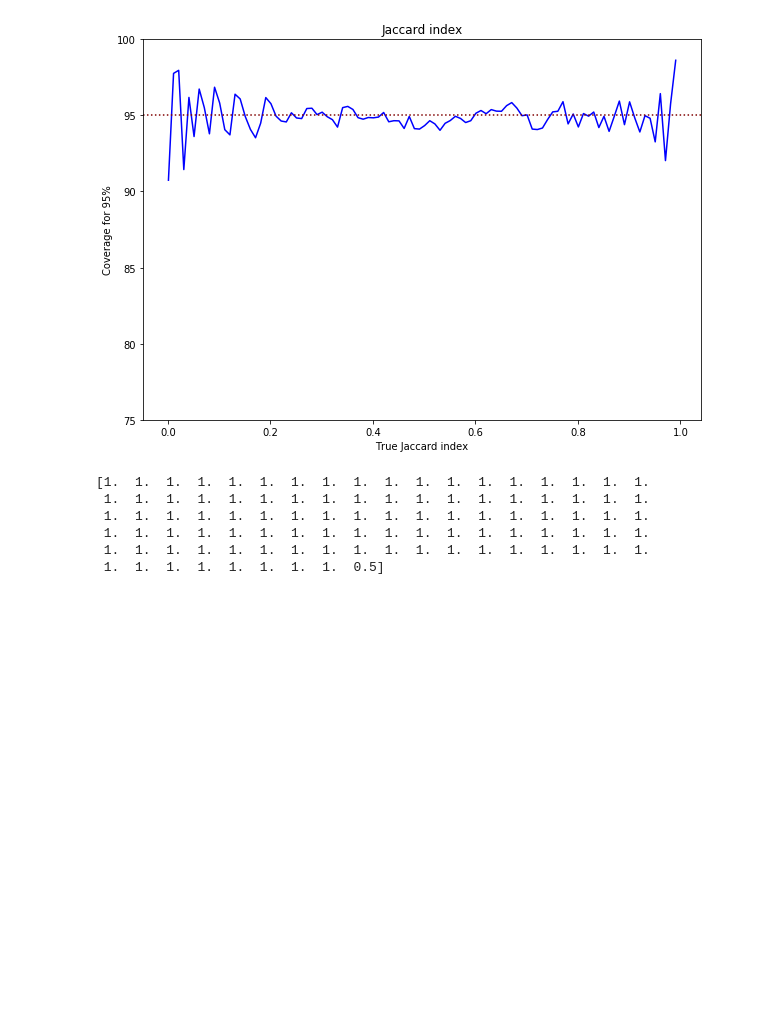
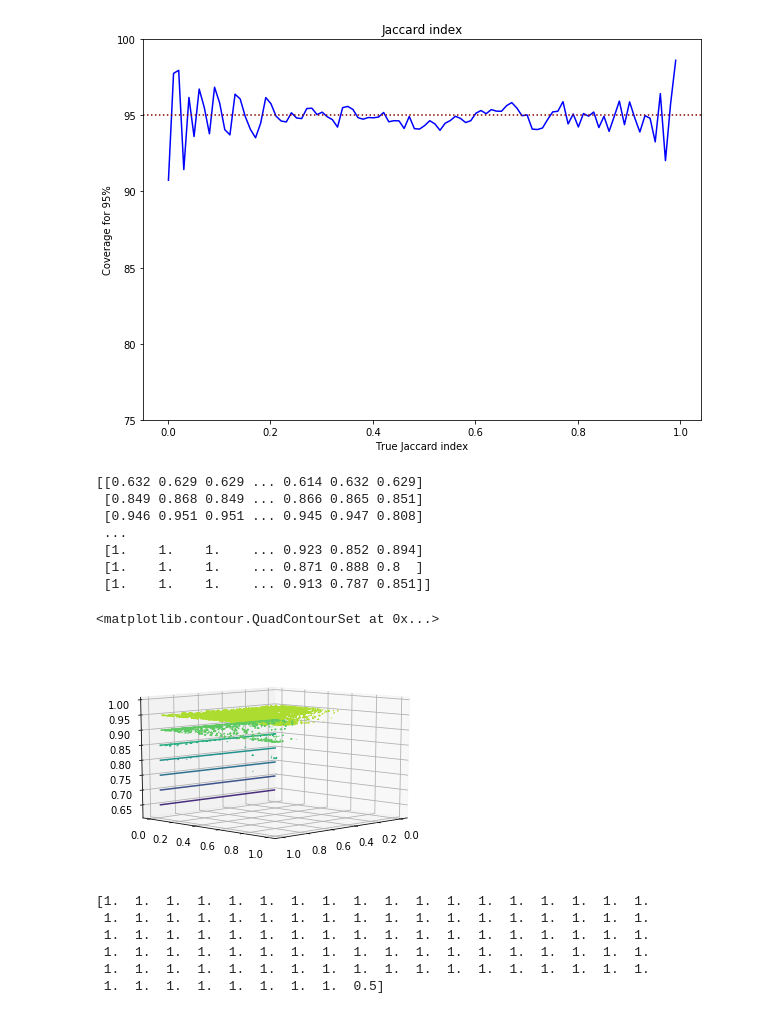
Before and after one commit to bioidiap/bob.measure, a Jupyter notebook: bob/measure/CiCoverageNotebook.ipynb, the cells around one changed output. Cells and saved outputs as stored; diff of their text form; code cells hidden in the pictures; blank space fills up the shorter version.

Commit message:
crossfolding and f1-scores

```diff
--- a/bob/measure/CiCoverageNotebook.ipynb
+++ b/bob/measure/CiCoverageNotebook.ipynb
@@ -154,7 +154,7 @@ from mpl_toolkits import mplot3d
 import matplotlib.pyplot as plt
 
 
-numSamples = 100
+numSamples = 1000
 numTrials = 100
 coverage = 0.95
 lambda_ = 0.5
@@ -167,42 +167,46 @@ for index, tpprob in enumerate(truepositivesprob):
     tpbin = np.random.binomial(numTrials, tpprob, numSamples)
     fnbin = numTrials - tpbin
     tp = int(round(tpprob*numTrials))
     fn = numTrials - tp
     for index1, tnprob in enumerate(truenegativesprob):
         tnbin = np.random.binomial(numTrials, tnprob, numSamples)
         fpbin = numTrials - tnbin
         tn = int(round(tnprob*numTrials))
         fp = numTrials - tn
         F1scores = np.empty(numSamples)
         for i in range(numSamples) :
             if (tpbin[i]+fpbin[i]) == 0 :
                 precision = 0
             else :
                 precision = tpbin[i] / (tpbin[i]+fpbin[i])
             if (tpbin[i]+fnbin[i]) == 0 :
                 recall = 0
             else :
                 recall = tpbin[i] / (tpbin[i]+fnbin[i])
             if (precision + recall) == 0 :
                 F1 = 0
             else :
                 F1 = (2 * precision * recall)/(precision + recall)
             F1scores[i] = F1
         _,_, lowerCi, upperCi = f1_score(tp, fp, fn, lambda_, coverage, 100)
-        left_half = (1 - coverage) / 2  # size of excluded (half) area
         sorted_f1scores = np.sort(F1scores)
-        lower_index = int(round(numSamples * left_half))
-        upper_index = int(round(numSamples * (1 - left_half)))
-        reallower = sorted_f1scores[lower_index - 1]
-        realupper = sorted_f1scores[upper_index - 1]
-        covered_lower = reallower if (reallower > lowerCi) else lowerCi
-        covered_upper = realupper if (realupper < upperCi) else upperCi
-        percentage_covered[index][index1] = (covered_upper - covered_lower) / (realupper - reallower)
+        percentage_covered[index][index1] = np.count_nonzero((upperCi > sorted_f1scores) & (sorted_f1scores > lowerCi)) / numSamples
 
+print(percentage_covered)
 fig = plt.figure()
 ax = plt.axes(projection='3d')
-ax.view_init(10, 90)
+ax.view_init(10, 45)
 ax.contour3D(truenegativesprob, truepositivesprob, percentage_covered)
+# %% [output]
+[[0.632 0.629 0.629 ... 0.614 0.632 0.629]
+ [0.849 0.868 0.849 ... 0.866 0.865 0.851]
+ [0.946 0.951 0.951 ... 0.945 0.947 0.808]
+ ...
+ [1.    1.    1.    ... 0.923 0.852 0.894]
+ [1.    1.    1.    ... 0.871 0.888 0.8  ]
+ [1.    1.    1.    ... 0.913 0.787 0.851]]
+<matplotlib.contour.QuadContourSet at 0x...>
+[figure, added]
 # %%
 from credible_region import beta
 import numpy as np
```
Also changed, not shown: parts of 1 cell of this notebook, 2 other files.
